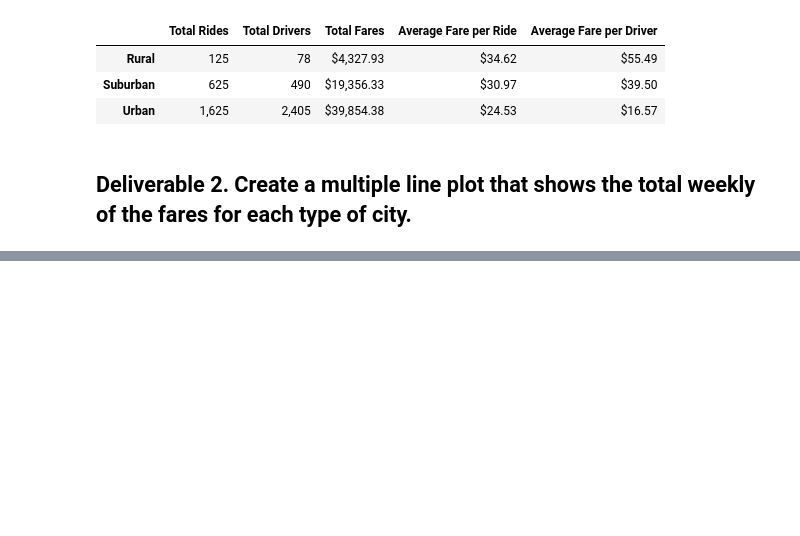
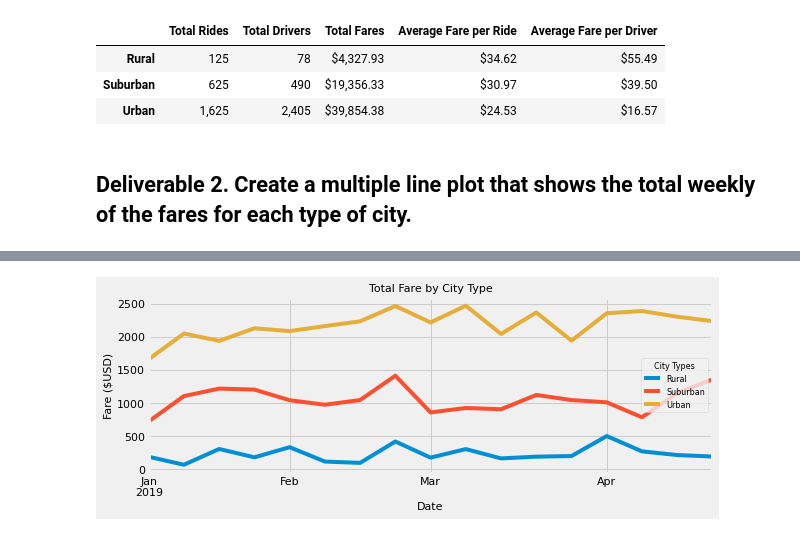
Before and after one commit to kelliwolf17/PyBer_Analysis, a Jupyter notebook: PyBer_Challenge.ipynb, the cells around one changed output, grey strips where cells are left out. Cells and saved outputs as stored; diff of their text form; code cells hidden in the pictures; blank space fills up the shorter version.

Commit message:
added Total Fare by City Type analysis and chart

```diff
--- a/PyBer_Challenge.ipynb
+++ b/PyBer_Challenge.ipynb
@@ -164,3 +201,7 @@ pyber_summary_df
 # %%
-# 4. Create a pivot table with the 'date' as the index, the columns ='type', and values='fare'
+# 4 (11). Create a pivot table with the 'date' as the index, the columns ='type', and values='fare'
 # to get the total fares for each type of city by the date.
+
+type_date_pivot = type_date_df.pivot(index="date", columns="type", values="fare")
+
+type_date_pivot
@@ -167,2 +223,6 @@ pyber_summary_df
 # %%
-# 5. Create a new DataFrame from the pivot table DataFrame using loc on the given dates, '2019-01-01':'2019-04-29'.
+# 5 (12). Create a new DataFrame from the pivot table DataFrame using loc on the given dates, '2019-01-01':'2019-04-29'.
+
+set_dates_df = type_date_pivot.loc["2019-01-01":"2019-04-29"]
+
+set_dates_df.tail(10)
@@ -169,4 +242,6 @@ pyber_summary_df
 # %%
-# 6. Set the "date" index to datetime datatype. This is necessary to use the resample() method in Step 8.
+# 6 (13). Set the "date" index to datetime datatype. This is necessary to use the resample() method in Step 8.
 # df.index = pd.to_datetime(df.index)
+
+set_dates_df.index = pd.to_datetime(set_dates_df.index)
 # %%
@@ -174,2 +262,6 @@ pyber_summary_df
 # %%
-# 8. Create a new DataFrame using the "resample()" function by week 'W' and get the sum of the fares for each week.
+# 8 (15). Create a new DataFrame using the "resample()" function by week 'W' and get the sum of the fares for each week.
+
+type_fares_per_week = set_dates_df.resample("W").sum()
+
+type_fares_per_week
@@ -176,7 +288,18 @@ pyber_summary_df
 # %%
-# 8. Using the object-oriented interface method, plot the resample DataFrame using the df.plot() function.
+# 8 (16). Using the object-oriented interface method, plot the resample DataFrame using the df.plot() function.
+
+ax = type_fares_per_week.plot(fontsize="11",figsize=(9,3))
+ax.set_xlabel("Date", fontsize="11")
+ax.set_ylabel("Fare ($USD)", fontsize="11")
+ax.set_title("Total Fare by City Type", fontsize="11")
+lgnd = plt.legend(fontsize="8",loc="best", title="City Types")
+lgnd.get_title().set_fontsize(8)
 
 # Import the style from Matplotlib.
 from matplotlib import style
 # Use the graph style fivethirtyeight.
 style.use('fivethirtyeight')
+
+plt.savefig("Analysis/PyBer_fare_summary.png")
+# %% [output]
+[figure, added]
```
Also changed, not shown: parts of 6 cells of this notebook, 1 other file.
